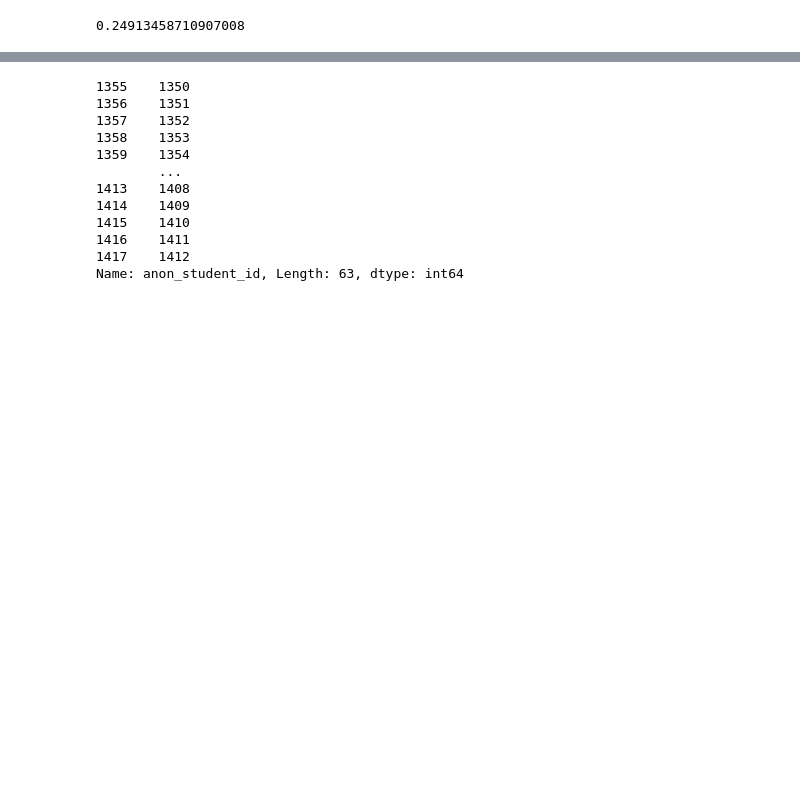
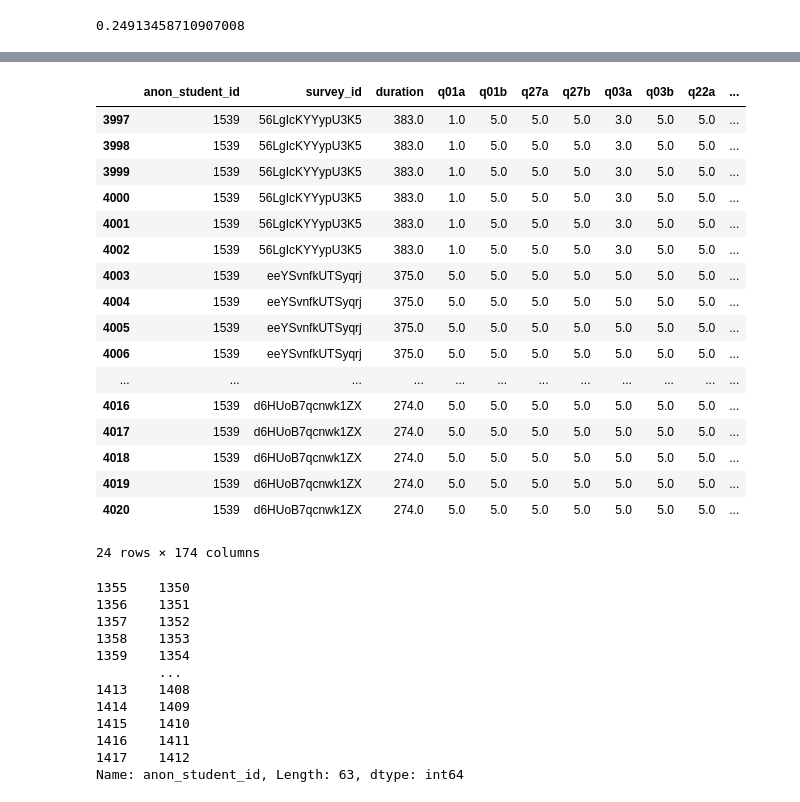
Before and after one commit to Lewandowski-Labs-PER/eclass-public, a Jupyter notebook: summary statistics.ipynb, the cells around one changed output, grey strips where cells are left out. Cells and saved outputs as stored; diff of their text form; code cells hidden in the pictures; blank space fills up the shorter version.

```diff
--- a/summary statistics.ipynb
+++ b/summary statistics.ipynb
@@ -155,3 +164,24 @@ Name: 178, dtype: object
+# %%
+matched[matched.anon_student_id==1539]
+# %% [output]
+|  | anon_student_id | survey_id | duration | q01a | q01b | q27a | q27b | q03a | q03b | q22a | ... |
+| 3997 | 1539 | 56LgIcKYYypU3K5 | 383.0 | 1.0 | 5.0 | 5.0 | 5.0 | 3.0 | 5.0 | 5.0 | ... |
+| 3998 | 1539 | 56LgIcKYYypU3K5 | 383.0 | 1.0 | 5.0 | 5.0 | 5.0 | 3.0 | 5.0 | 5.0 | ... |
+| 3999 | 1539 | 56LgIcKYYypU3K5 | 383.0 | 1.0 | 5.0 | 5.0 | 5.0 | 3.0 | 5.0 | 5.0 | ... |
+| 4000 | 1539 | 56LgIcKYYypU3K5 | 383.0 | 1.0 | 5.0 | 5.0 | 5.0 | 3.0 | 5.0 | 5.0 | ... |
+| 4001 | 1539 | 56LgIcKYYypU3K5 | 383.0 | 1.0 | 5.0 | 5.0 | 5.0 | 3.0 | 5.0 | 5.0 | ... |
+| 4002 | 1539 | 56LgIcKYYypU3K5 | 383.0 | 1.0 | 5.0 | 5.0 | 5.0 | 3.0 | 5.0 | 5.0 | ... |
+| 4003 | 1539 | eeYSvnfkUTSyqrj | 375.0 | 5.0 | 5.0 | 5.0 | 5.0 | 5.0 | 5.0 | 5.0 | ... |
+| 4004 | 1539 | eeYSvnfkUTSyqrj | 375.0 | 5.0 | 5.0 | 5.0 | 5.0 | 5.0 | 5.0 | 5.0 | ... |
+| 4005 | 1539 | eeYSvnfkUTSyqrj | 375.0 | 5.0 | 5.0 | 5.0 | 5.0 | 5.0 | 5.0 | 5.0 | ... |
+| 4006 | 1539 | eeYSvnfkUTSyqrj | 375.0 | 5.0 | 5.0 | 5.0 | 5.0 | 5.0 | 5.0 | 5.0 | ... |
+| ... | ... | ... | ... | ... | ... | ... | ... | ... | ... | ... | ... |
+| 4016 | 1539 | d6HUoB7qcnwk1ZX | 274.0 | 5.0 | 5.0 | 5.0 | 5.0 | 5.0 | 5.0 | 5.0 | ... |
+| 4017 | 1539 | d6HUoB7qcnwk1ZX | 274.0 | 5.0 | 5.0 | 5.0 | 5.0 | 5.0 | 5.0 | 5.0 | ... |
+| 4018 | 1539 | d6HUoB7qcnwk1ZX | 274.0 | 5.0 | 5.0 | 5.0 | 5.0 | 5.0 | 5.0 | 5.0 | ... |
+| 4019 | 1539 | d6HUoB7qcnwk1ZX | 274.0 | 5.0 | 5.0 | 5.0 | 5.0 | 5.0 | 5.0 | 5.0 | ... |
+| 4020 | 1539 | d6HUoB7qcnwk1ZX | 274.0 | 5.0 | 5.0 | 5.0 | 5.0 | 5.0 | 5.0 | 5.0 | ... |
+24 rows × 174 columns
 # %%
 pre[pre.survey_id=='2iDeu0O3EPqxT4V'].anon_student_id
 # %% [output]
```
Also changed, not shown: parts of 2 cells of this notebook, 2 other files.
